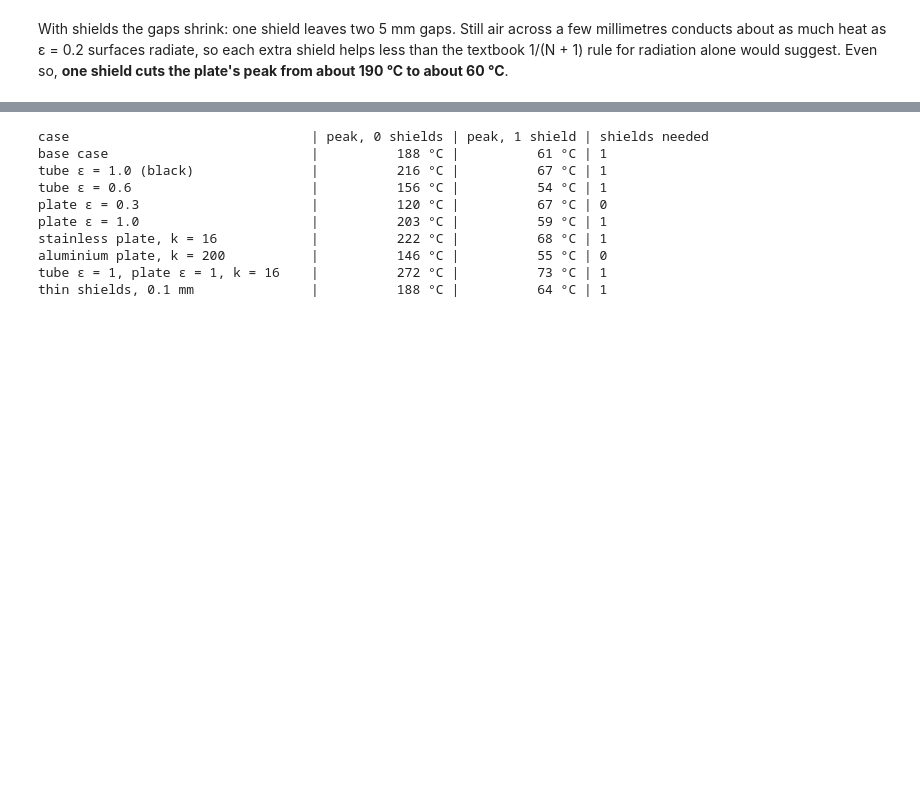
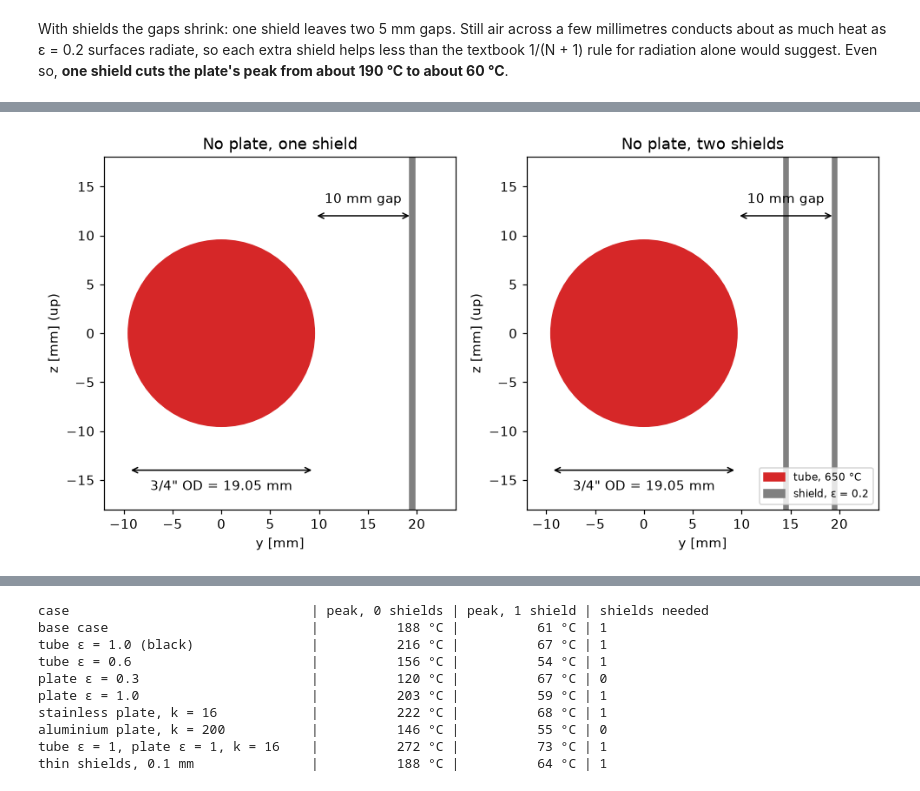
Before and after one commit to andrewgsavage/radiation, a Jupyter notebook: issue1_plate_temperature.ipynb, the cells around one changed output, grey strips where cells are left out. Cells and saved outputs as stored; diff of their text form; code cells hidden in the pictures; blank space fills up the shorter version.

```diff
--- a/issue1_plate_temperature.ipynb
+++ b/issue1_plate_temperature.ipynb
@@ -65,10 +69,11 @@ plt.show()
 # %% [output]
 [figure]
 # %%
-def section(ax, n_shields, zoom):
+def section(ax, n_shields, zoom, plate=True):
     ax.add_patch(Circle((0, 0), r_mm, color="tab:red", label="tube, 650 °C"))
-    ax.add_patch(Rectangle((r_mm + gap_mm, -H_mm / 2), 1, H_mm, color="tab:blue", label="plate, 1 mm"))
-    sp = gap_mm / (n_shields + 1)
+    if plate:
+        ax.add_patch(Rectangle((r_mm + gap_mm, -H_mm / 2), 1, H_mm, color="tab:blue", label="plate, 1 mm"))
+    sp = gap_mm / (n_shields + 1 if plate else n_shields)
     for k in range(n_shields):
         ax.add_patch(Rectangle((r_mm + (k + 1) * sp - 0.25, -H_mm / 2), 0.5, H_mm, color="grey",
                                label="shield, ε = 0.2" if k == 0 else None))
@@ -199,0 +209,8 @@ helps less than the textbook 1/(N + 1) rule for radiation alone would suggest. E
+# %%
+fig, axes = plt.subplots(1, 2, figsize=(9, 4.5))
+section(axes[0], 1, zoom=True, plate=False); axes[0].set_title("No plate, one shield")
+section(axes[1], 2, zoom=True, plate=False); axes[1].set_title("No plate, two shields")
+axes[1].legend(loc="lower right", fontsize=8)
+plt.tight_layout(); plt.show()
+# %% [output]
+[figure, added]
```
Also changed, not shown: parts of 10 cells of this notebook, 3 other files.
